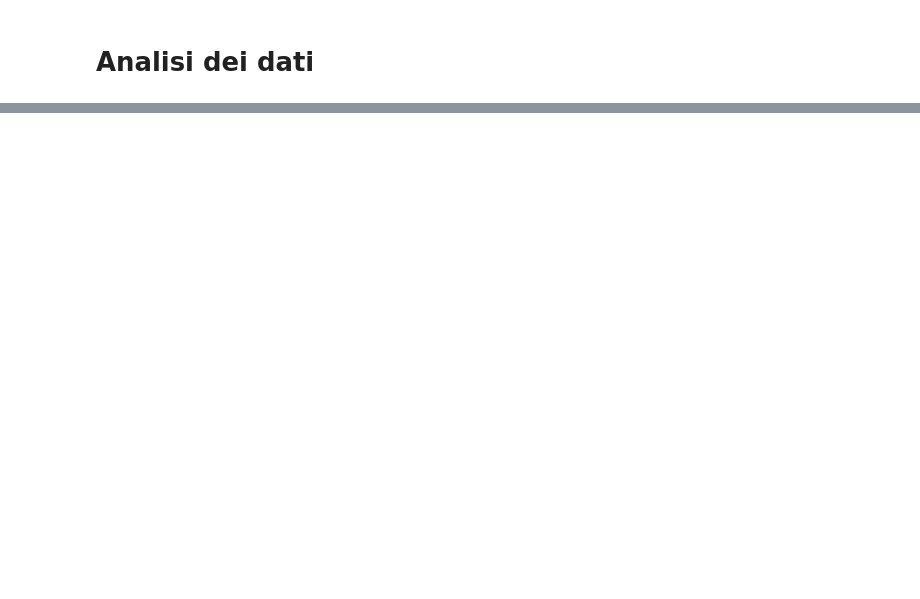
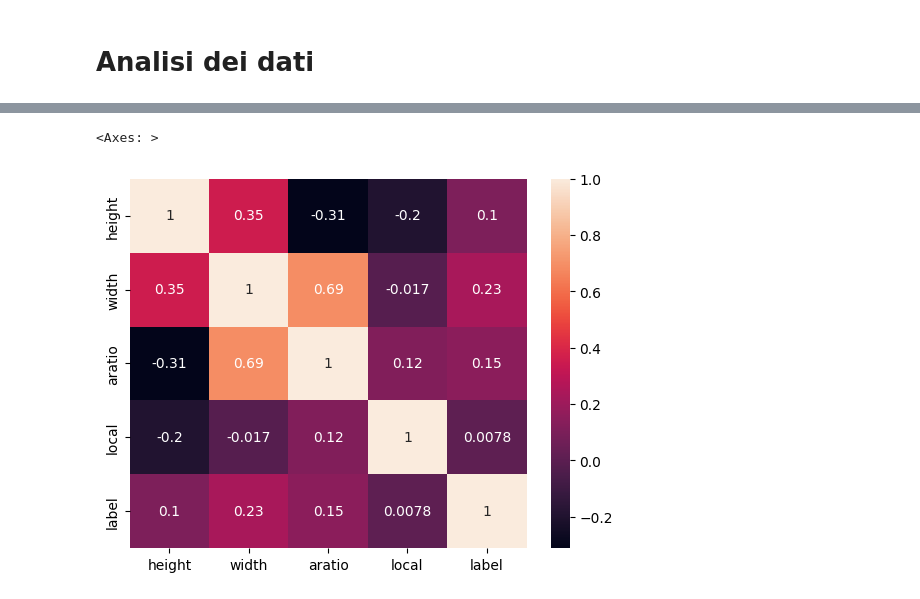
Before and after one commit to wredan/fad-project, a Jupyter notebook: notebook.ipynb, the cells around one changed output, grey strips where cells are left out. Saved outputs shown, nothing was run; the diff lists cells and outputs as text; code cells hidden in the pictures; blank space fills up the shorter version.

```diff
--- a/notebook.ipynb
+++ b/notebook.ipynb
@@ -240,0 +315,5 @@ plt.show()
+# %%
+sns.heatmap(df.iloc[:,[0,1,2,3,1558]].corr(method="spearman"),annot=True)
+# %% [output]
+<Axes: >
+[figure, added]
```
Also changed, not shown: parts of 26 cells of this notebook.
